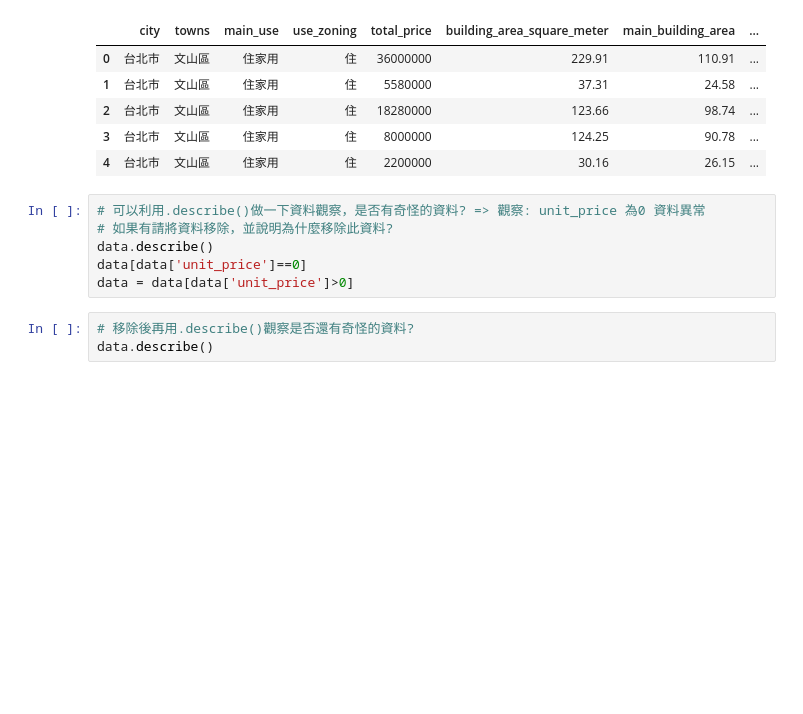
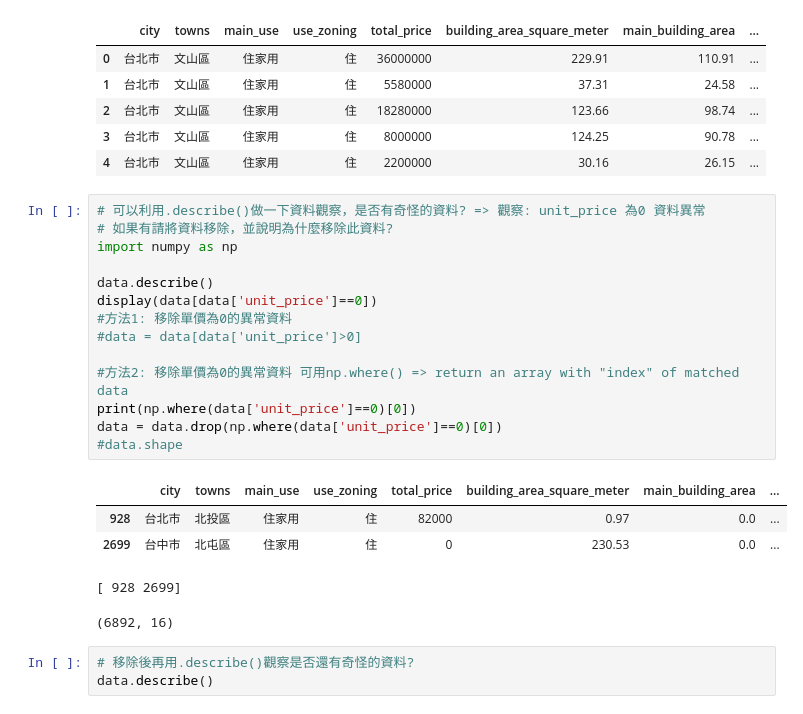
Before and after one commit to yuzonshen/Python60Days, a Jupyter notebook: homework/P02_不動產分析_習題.ipynb, the cells around one changed output. Cells and saved outputs as stored; diff of their text form; blank space fills up the shorter version.

```diff
--- a/homework/P02_不動產分析_習題.ipynb
+++ b/homework/P02_不動產分析_習題.ipynb
@@ -295,9 +295,23 @@ data.head(5)
 # %%
 # 可以利用.describe()做一下資料觀察，是否有奇怪的資料? => 觀察: unit_price 為0 資料異常
 # 如果有請將資料移除，並說明為什麼移除此資料?
+import numpy as np
+
 data.describe()
-data[data['unit_price']==0]
-data = data[data['unit_price']>0]
+display(data[data['unit_price']==0])
+#方法1: 移除單價為0的異常資料
+#data = data[data['unit_price']>0]
+
+#方法2: 移除單價為0的異常資料 可用np.where() => return an array with "index" of matched data
+print(np.where(data['unit_price']==0)[0])
+data = data.drop(np.where(data['unit_price']==0)[0])
+#data.shape
+# %% [output]
+|  | city | towns | main_use | use_zoning | total_price | building_area_square_meter | main_building_area | ... |
+| 928 | 台北市 | 北投區 | 住家用 | 住 | 82000 | 0.97 | 0.0 | ... |
+| 2699 | 台中市 | 北屯區 | 住家用 | 住 | 0 | 230.53 | 0.0 | ... |
+[ 928 2699]
+(6892, 16)
 # %%
 # 移除後再用.describe()觀察是否還有奇怪的資料?
 data.describe()
```
Also changed, not shown: parts of 2 cells of this notebook.
